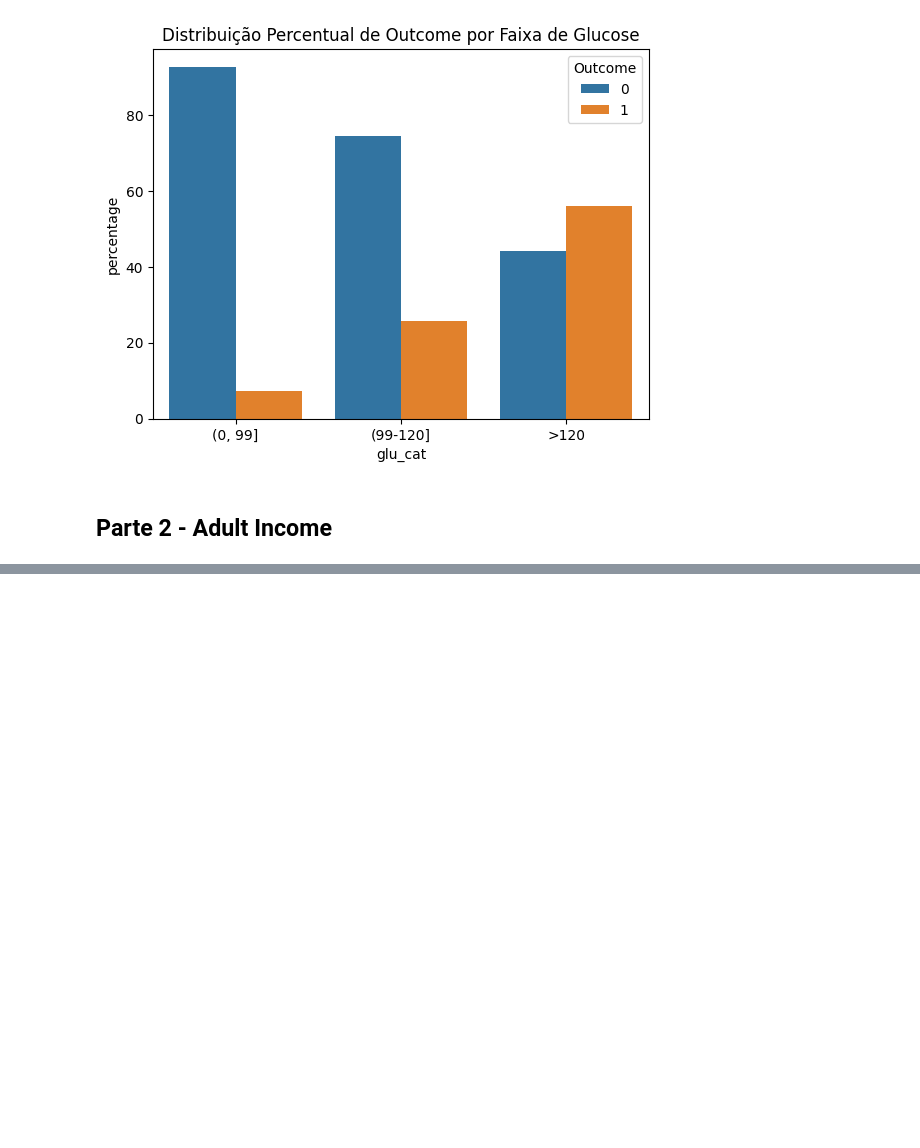
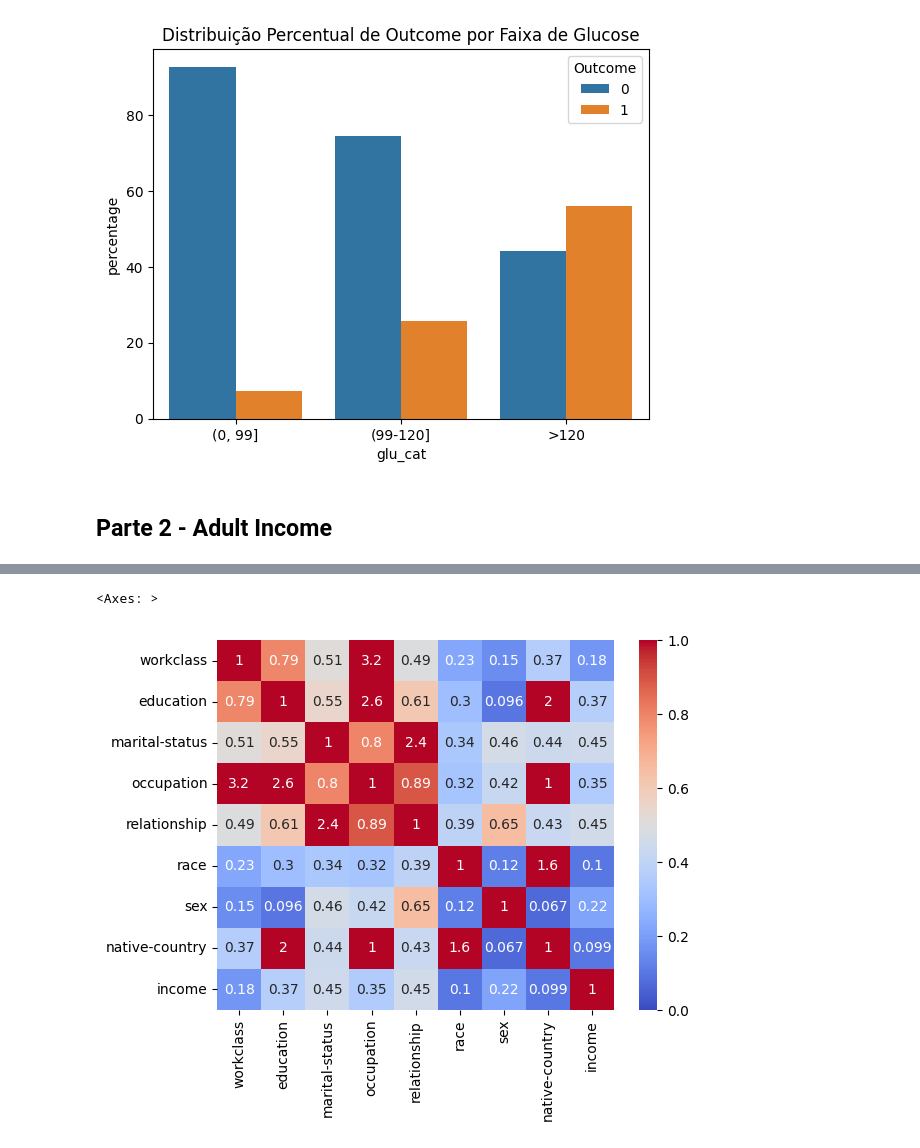
Before and after one commit to RaulMartino/Cefet, a Jupyter notebook: Estatística e Probabilidade/T2.ipynb, the cells around one changed output, grey strips where cells are left out. Drawn from its saved outputs; the diff is of its cells as text; code cells hidden in the pictures; blank space fills up the shorter version.

```diff
--- a/Estatística e Probabilidade/T2.ipynb
+++ b/Estatística e Probabilidade/T2.ipynb
@@ -197,0 +226,21 @@ for col in adult_income_df.columns:
+# %%
+categorical_columns = adult_income_df.select_dtypes(include=[object]).columns
+cramer_matrix = pd.DataFrame(index=categorical_columns, columns=categorical_columns, dtype=float)
+
+for col in categorical_columns:
+    for col2 in categorical_columns:
+        if col != col2:
+            contingency_table = pd.crosstab(adult_income_df[col], adult_income_df[col2], margins=True)
+            expected_frequency_table = get_expected_frequency_table(contingency_table)
+            chi_square = get_chi_square(contingency_table, expected_frequency_table)
+            cramer_v = get_cramer_v(chi_square, contingency_table)
+            cramer_matrix.loc[col, col2] = cramer_v
+            print(f'Associação entre {col} e {col2}:')
+            print(f'Coeficiente V de Cramer: {cramer_v}')
+            if cramer_v < 0.2:
+                print('Associação Fraca')
+            elif cramer_v >= 0.2 and cramer_v < 0.4:
+                print('Associação Moderada')
+            elif cramer_v >= 0.4:
+                print('Associação Forte')
+            break
@@ -197,0 +265,6 @@ for col in adult_income_df.columns:
+# %%
+np.fill_diagonal(cramer_matrix.values, 1)
+sns.heatmap(cramer_matrix, annot=True, cmap='coolwarm', vmin=0, vmax=1)
+# %% [output]
+<Axes: >
+[figure, added]
```
Also changed, not shown: parts of 6 cells of this notebook.
